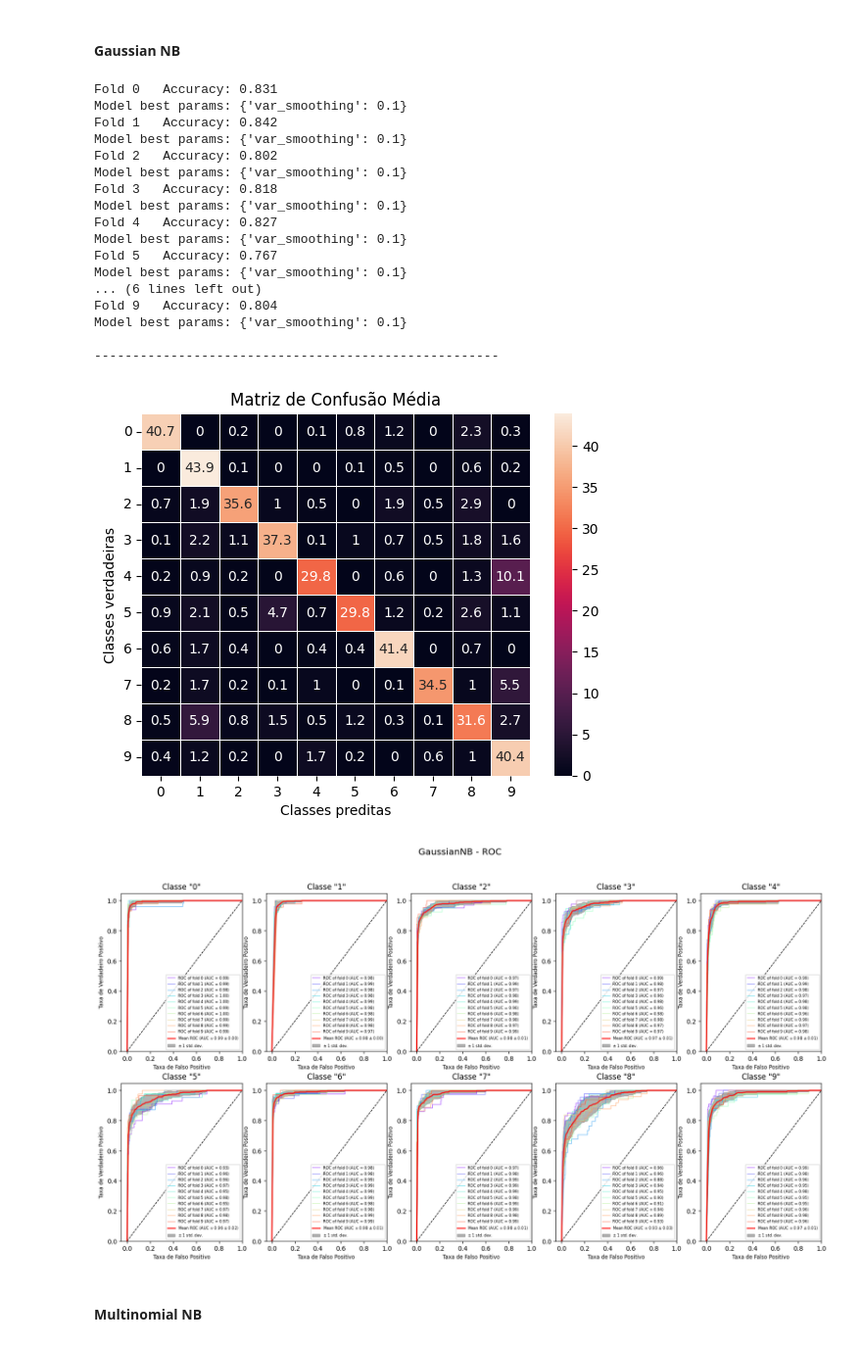
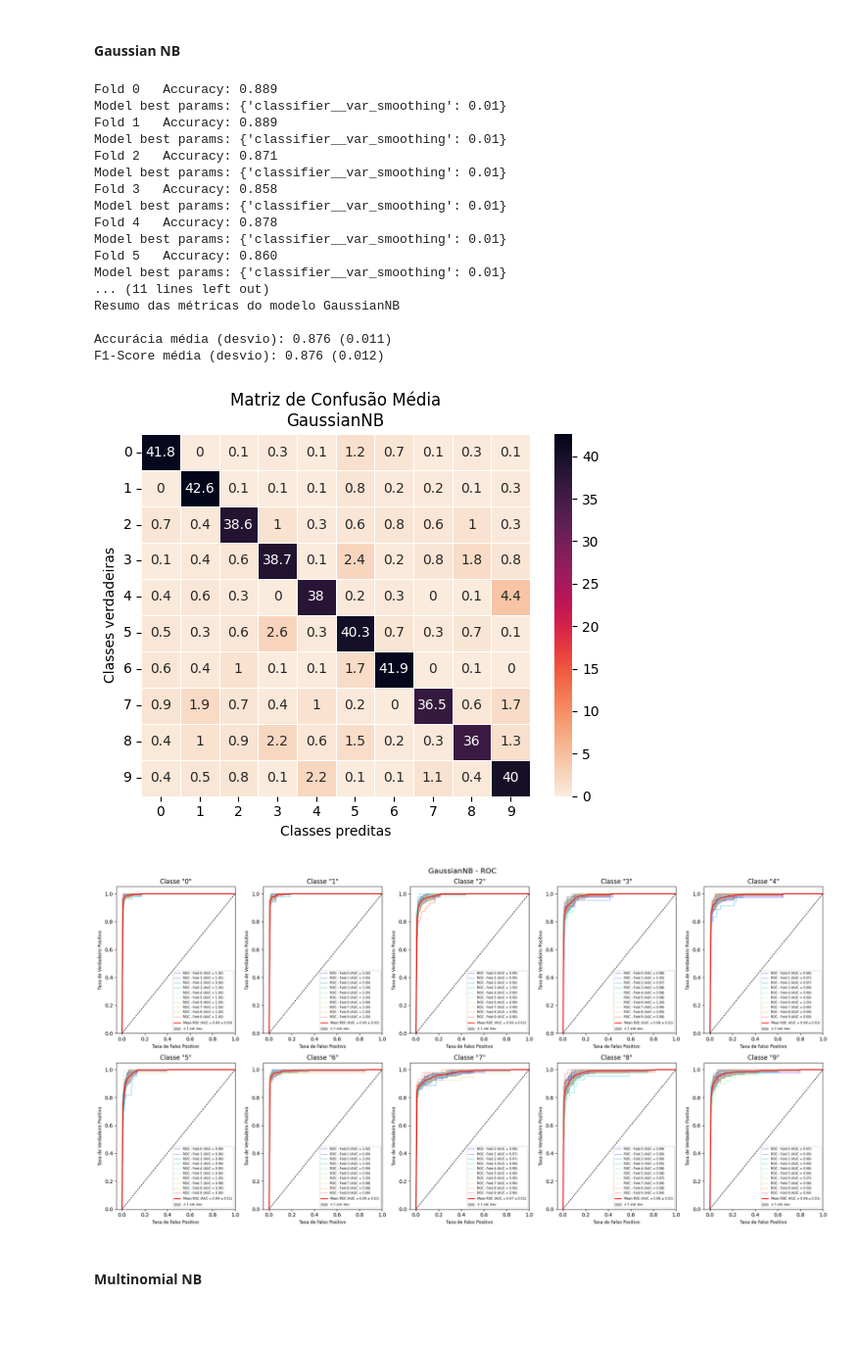
Before and after one commit to carlosgcarneiro/PESMnist, a Jupyter notebook: project_mnist.ipynb, the cells around one changed output. Shown at 98% size. Saved outputs shown, nothing was run; the diff lists cells and outputs as text; code cells hidden in the pictures.

```diff
--- a/project_mnist.ipynb
+++ b/project_mnist.ipynb
@@ -50,15 +67,19 @@ if gpus:
 # %% [markdown]
 ### Para K-Fold CV e GridSearch
 # %%
-def kfold_grid(kf, grid, X, y):
+def grid_Search(kf, model, params, X, y, n_jobs=1):
       accuracies_list = list()
       f1_list = list()
       conf_matrix_list = list()
       roc_list = list()
       grid_results = list()
 
+      grid = GridSearchCV(estimator=model, param_grid=params,
+                          scoring='accuracy', n_jobs=n_jobs,
+                          cv=5, refit=True)
+
       for fold, (train, test) in enumerate(kf.split(X, y)):
-            X_train, X_test = X.iloc[train], X.iloc[test]
+            X_train, X_test = X[train], X[test]
             y_train, y_test = y.iloc[train], y.iloc[test]
 
             if type(grid.estimator).__name__ == 'KerasClassifier':
@@ -83,14 +104,6 @@ def kfold_grid(kf, grid, X, y):
             grid_results.append(grid.cv_results_)
 
       return accuracies_list, f1_list, conf_matrix_list, roc_list, grid_results
-
-
-def grid_Search(kf, model, params, X, y, n_jobs=None):
-      grid = GridSearchCV(estimator=model, param_grid=params,
-                          scoring='accuracy', n_jobs=n_jobs,
-                          cv=5, refit=True)
-
-      return kfold_grid(kf, grid, X, y)
 # %% [markdown]
 ### Visualização de instâncias do DS
 # %%
@@ -154,7 +167,7 @@ plot_images(imgs)
 #### Separando os dados de treino e teste
 # %%
 # treino e teste
-X = df.iloc[:, 0:-1]
+X = df.iloc[:, 0:-1].values
 y = df.iloc[:, [-1]].astype('int') # target
 
 X_train, X_test, y_train, y_test = train_test_split(X, y, test_size=0.1, shuffle=True)
@@ -203,39 +225,43 @@ F1-Score média (desvio): 0.747 (0.008)
 # %% [markdown]
 #### Gaussian NB
 # %%
-gnb = GaussianNB()
+gnb_pipeline = Pipeline([
+    # ('selector', VarianceThreshold()),
+    ('classifier', GaussianNB())
+])
 gnb_params = {
-    'var_smoothing': np.logspace(0,-9, num=10)
+    # 'selector__threshold': [0.5, 0, 0.1],
+    'classifier__var_smoothing': np.logspace(0,-9, num=10)
 }
 
-gnb_acc, gnb_f1, gnb_cm, gnb_roc, gnb_grid_results = grid_Search(kf, gnb, gnb_params,
+gnb_acc, gnb_f1, gnb_cm, gnb_roc, gnb_grid_results = grid_Search(kf, gnb_pipeline, gnb_params,
                                                X_train, y_train, n_jobs=-1)
 
 print("\n-----------------------------------------------------\n")
-gnb_results = Results(type(gnb).__name__, gnb_acc, gnb_f1,
+gnb_results = Results('GaussianNB', gnb_acc, gnb_f1,
                            gnb_cm, gnb_roc, gnb_grid_results)
 gnb_results.save()
 gnb_results.plot()
 # %% [output]
-Fold 0   Accuracy: 0.831
-Model best params: {'var_smoothing': 0.1}
-Fold 1   Accuracy: 0.842
-Model best params: {'var_smoothing': 0.1}
-Fold 2   Accuracy: 0.802
-Model best params: {'var_smoothing': 0.1}
-Fold 3   Accuracy: 0.818
-Model best params: {'var_smoothing': 0.1}
-Fold 4   Accuracy: 0.827
-Model best params: {'var_smoothing': 0.1}
-Fold 5   Accuracy: 0.767
-Model best params: {'var_smoothing': 0.1}
-... (6 lines left out)
-Fold 9   Accuracy: 0.804
-Model best params: {'var_smoothing': 0.1}
+Fold 0   Accuracy: 0.889
+Model best params: {'classifier__var_smoothing': 0.01}
+Fold 1   Accuracy: 0.889
+Model best params: {'classifier__var_smoothing': 0.01}
+Fold 2   Accuracy: 0.871
+Model best params: {'classifier__var_smoothing': 0.01}
+Fold 3   Accuracy: 0.858
+Model best params: {'classifier__var_smoothing': 0.01}
+Fold 4   Accuracy: 0.878
+Model best params: {'classifier__var_smoothing': 0.01}
+Fold 5   Accuracy: 0.860
+Model best params: {'classifier__var_smoothing': 0.01}
+... (11 lines left out)
+Resumo das métricas do modelo GaussianNB
 
------------------------------------------------------
+Accurácia média (desvio): 0.876 (0.011)
+F1-Score média (desvio): 0.876 (0.012)
-[figure, old version]
+[figure, new version]
-[figure, old version]
+[figure, new version]
 # %% [markdown]
 #### Multinomial NB
 # %%
```
Also changed, not shown: parts of 13 cells of this notebook, 14 other files.
